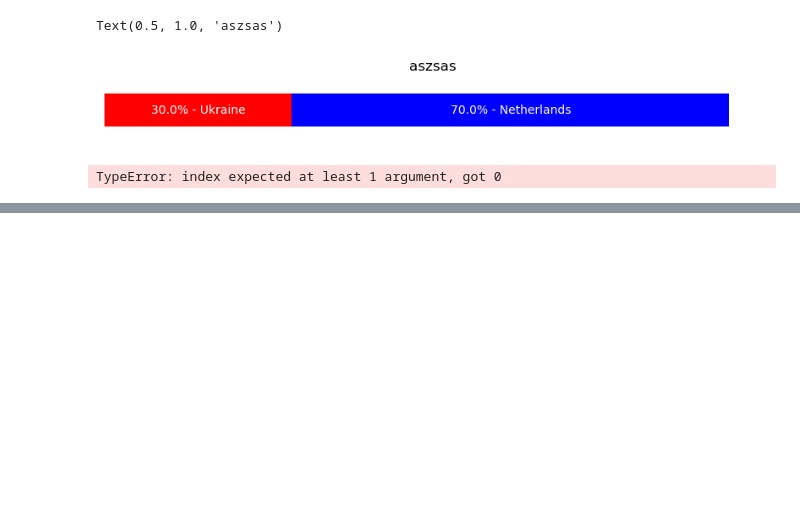
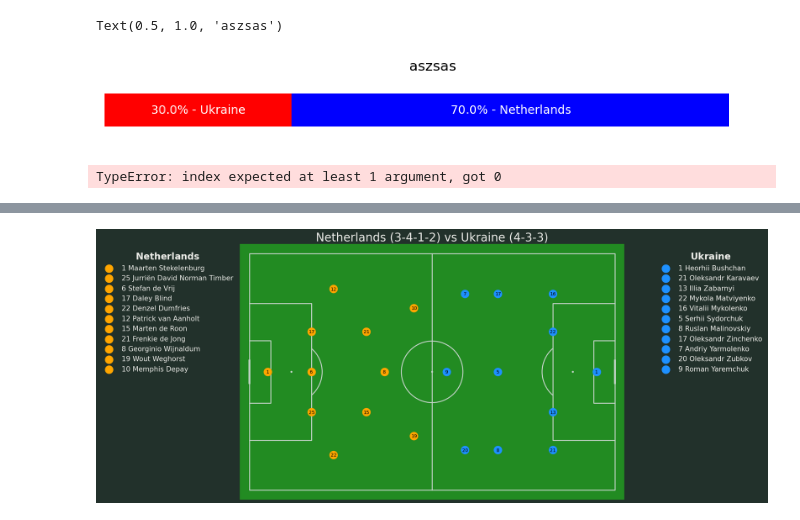
Before and after one commit to Football-Analytics-UCU/Bayern-Munich, a Jupyter notebook: research/ms_general_info_tab_data.ipynb, the cells around one changed output, grey strips where cells are left out. Cells and saved outputs as stored; diff of their text form; code cells hidden in the pictures; blank space fills up the shorter version.

Commit message:
field

```diff
--- a/research/ms_general_info_tab_data.ipynb
+++ b/research/ms_general_info_tab_data.ipynb
@@ -252,0 +334,2 @@ bars + text
+# %%
+lineup = data.iloc[0:2, :].loc[:, ['team', 'tactics']].set_index('team').to_dict()['tactics']
@@ -252,0 +453,4 @@ bars + text
+# %%
+a = draw_field(data, 'Netherlands', 'Ukraine');
+# %% [output]
+[figure, added]
```
Also changed, not shown: parts of 25 cells of this notebook, 1 other file.
